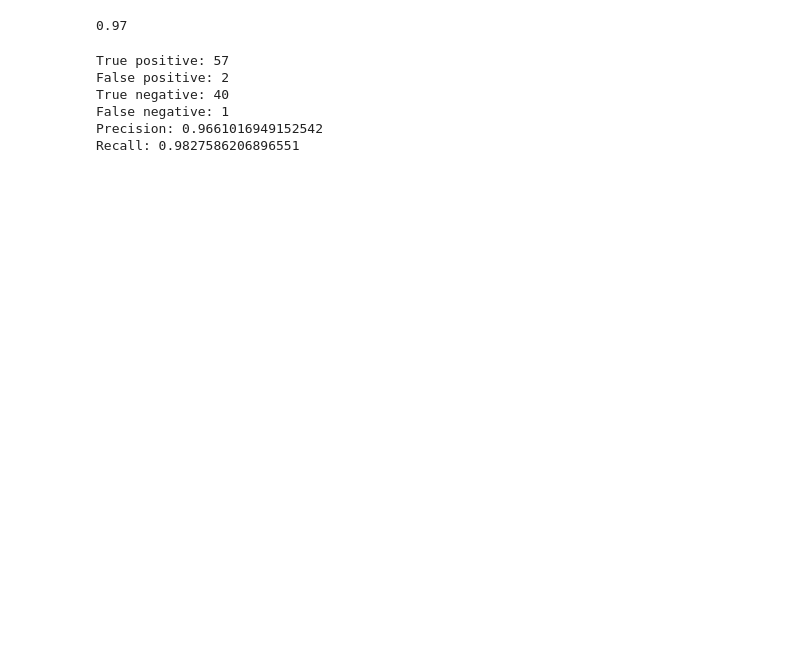
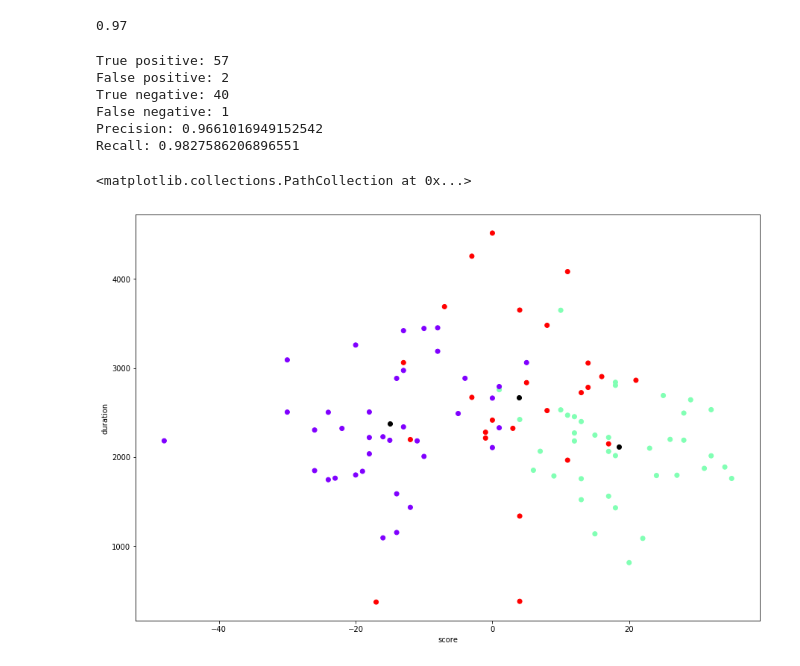
Before and after one commit to nikola-rados/seng474-project, a Jupyter notebook: notebooks/Report.ipynb, the cells around one changed output. Saved outputs shown, nothing was run; the diff lists cells and outputs as text; code cells hidden in the pictures; blank space fills up the shorter version.

```diff
--- a/notebooks/Report.ipynb
+++ b/notebooks/Report.ipynb
@@ -366,4 +363,31 @@ True negative: 40
 False negative: 1
 Precision: 0.9661016949152542
 Recall: 0.9827586206896551
+# %%
+# data = genfromtxt('../data/training_data.csv', delimiter=',', names=True, dtype=None)
+from sklearn.cluster import KMeans
+
+X = X_test.to_numpy()
+
+kmeans = KMeans(n_clusters=3).fit(X)
+# Columns in the dataset
+# net_worth, net_xp, team_winrate_avg, score, net_barracks, duration, radiant_win
+columnA = 3
+columnB = 5
+
+col_names = X_train.columns.values
+colA_name = col_names[columnA]
+colB_name = col_names[columnB]
+
+prediction = kmeans.predict(X_test) # predict to which cluster each row in X_test belongs. Neat!
+# print(prediction)
+
+plt.xlabel(colA_name)
+plt.ylabel(colB_name)
+
+plt.scatter(X[:,columnA],X[:,columnB], c=kmeans.labels_, cmap='rainbow')
+plt.scatter(kmeans.cluster_centers_[:,columnA] ,kmeans.cluster_centers_[:,columnB], color='black')
+# %% [output]
+<matplotlib.collections.PathCollection at 0x...>
+[figure, added]
 # %%
```
Also changed, not shown: parts of 7 cells of this notebook, 1 other file.
